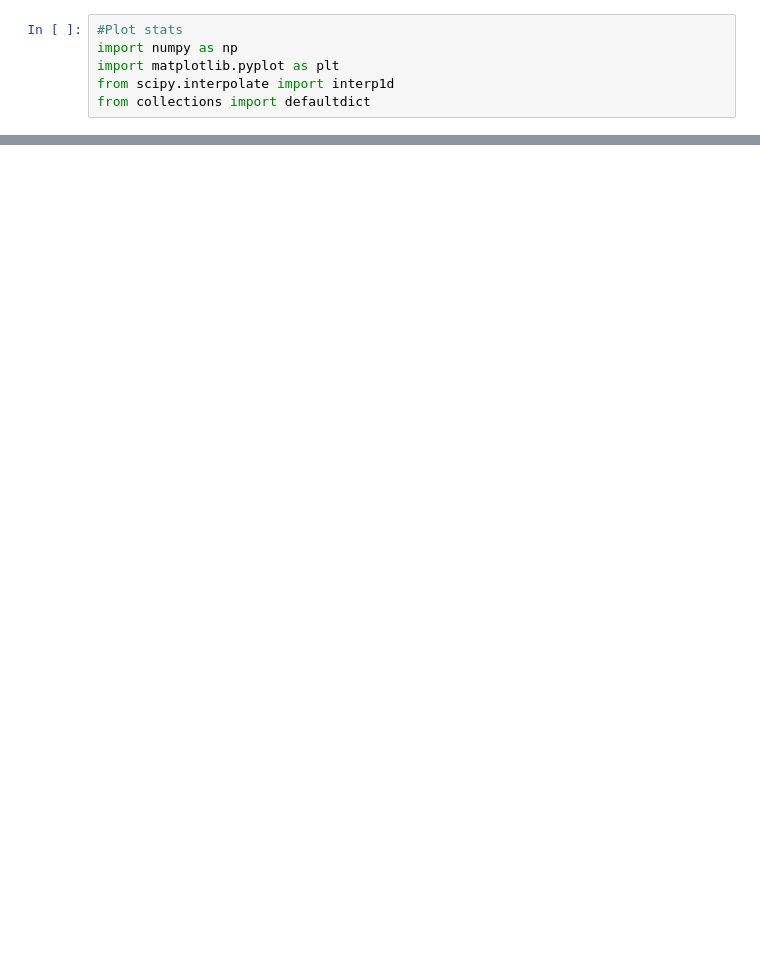
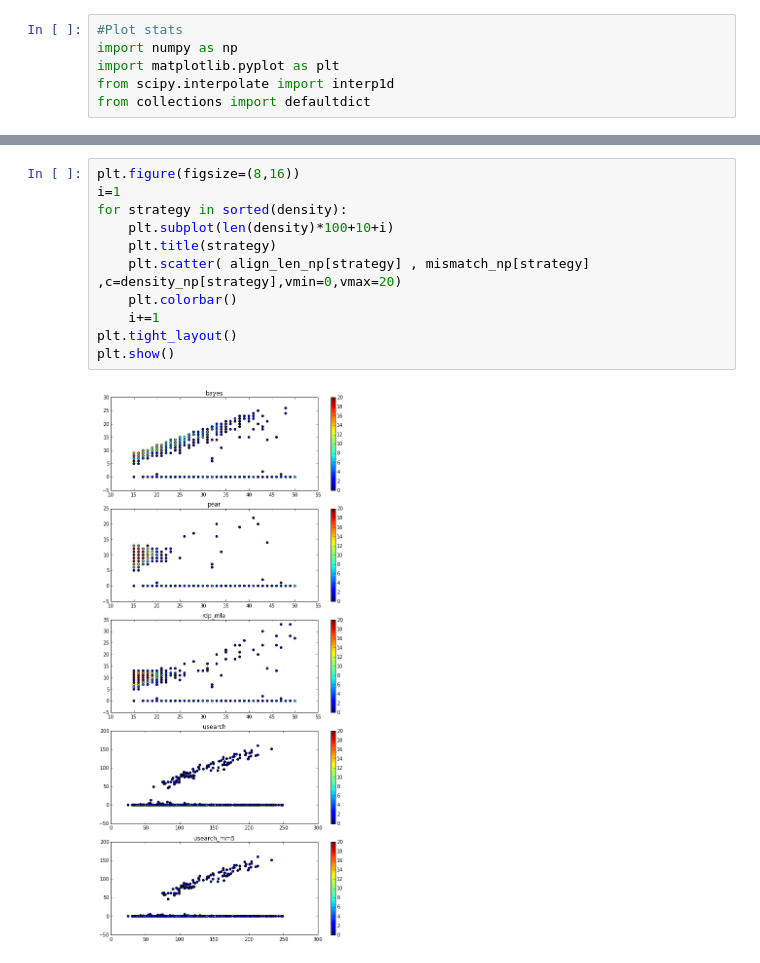
Before and after one commit to maubar/biotico-tools, a Jupyter notebook: ipython_nb/visualize_merged_paired_ends.ipynb, the cells around one changed output, grey strips where cells are left out. Drawn from its saved outputs; the diff is of its cells as text; blank space fills up the shorter version.

```diff
--- a/ipython_nb/visualize_merged_paired_ends.ipynb
+++ b/ipython_nb/visualize_merged_paired_ends.ipynb
@@ -128 +163,14 @@ plt.colorbar()
+# %%
+plt.figure(figsize=(8,16))
+i=1
+for strategy in sorted(density):
+    plt.subplot(len(density)*100+10+i)
+    plt.title(strategy)
+    plt.scatter( align_len_np[strategy] , mismatch_np[strategy] ,c=density_np[strategy],vmin=0,vmax=20)
+    plt.colorbar()
+    i+=1
+plt.tight_layout()
+plt.show()
+# %% [output]
+[figure, added]
 # %%
```
Also changed, not shown: parts of 19 cells of this notebook.
